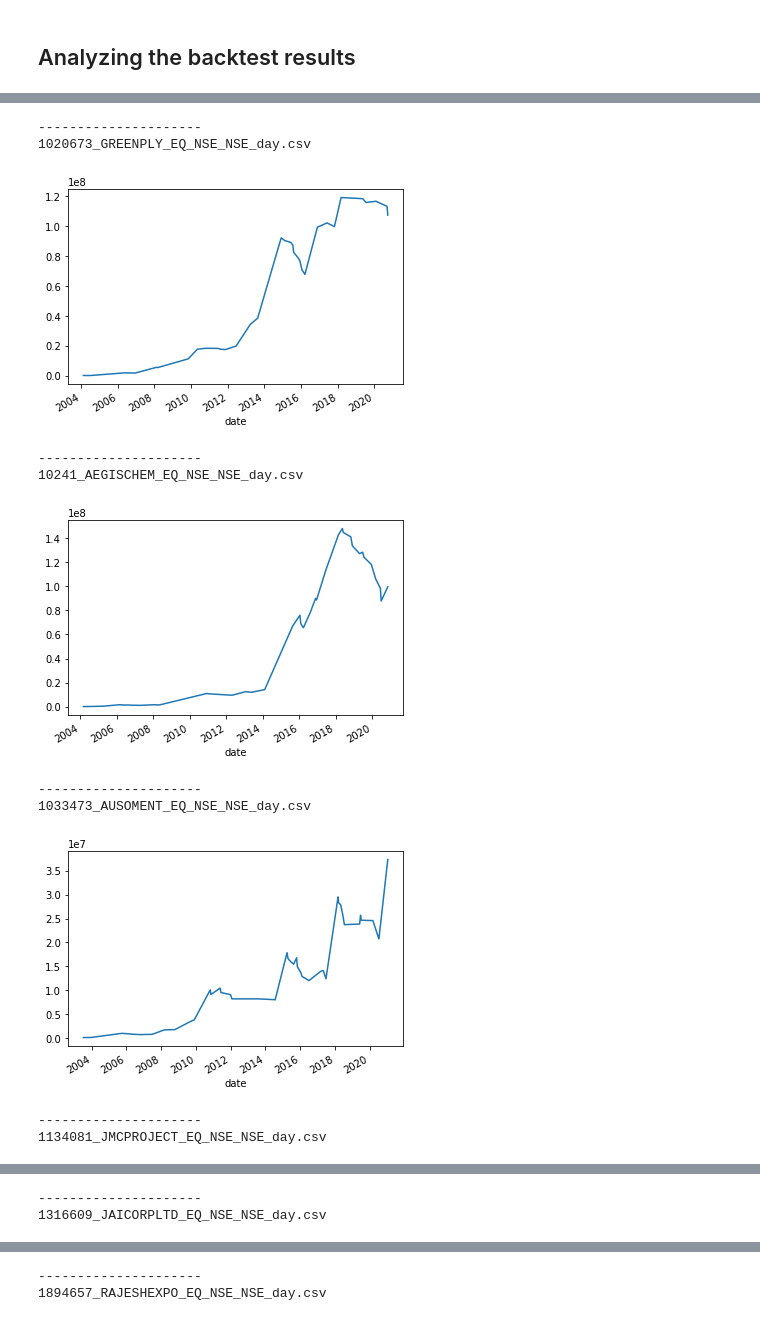
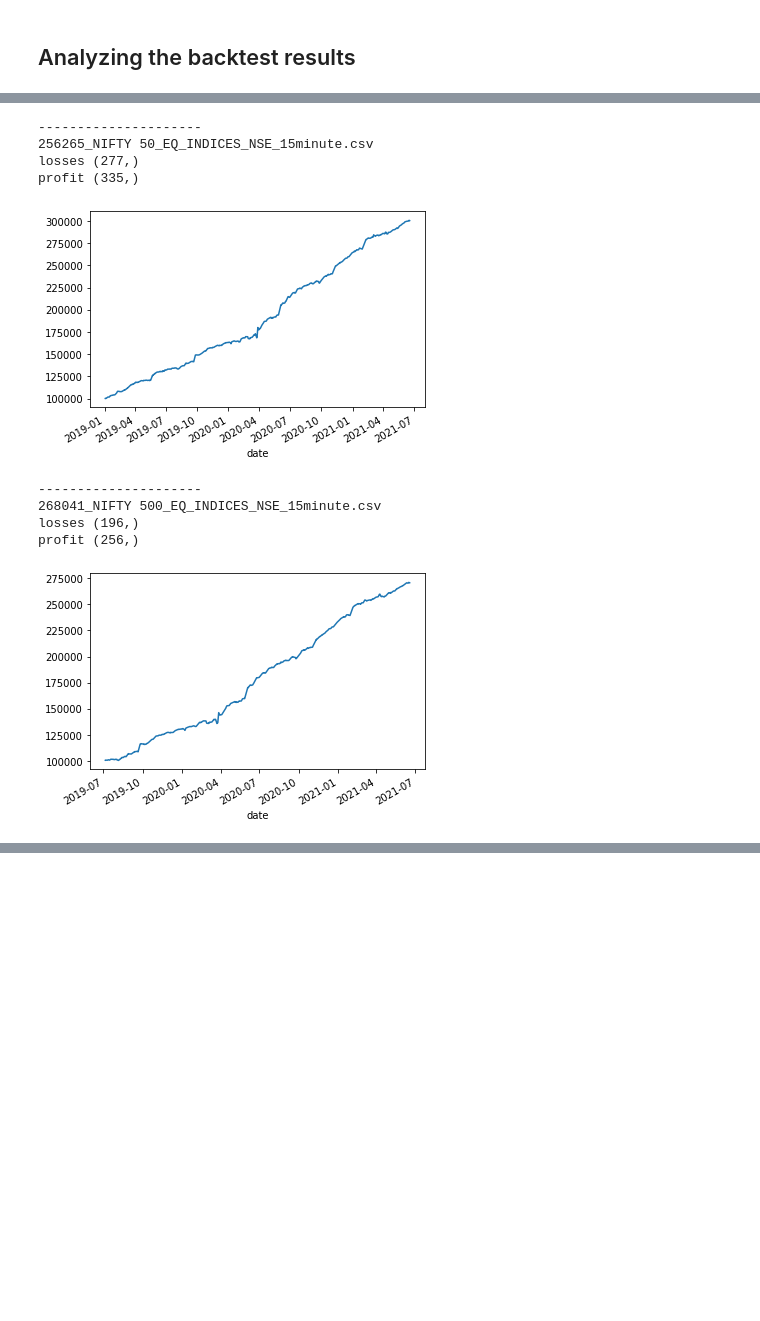
Before and after one commit to binarysentient/bsstonks, a Jupyter notebook: backtest_stategies_analysis.ipynb, the cells around one changed output, grey strips where cells are left out. Saved outputs shown, nothing was run; the diff lists cells and outputs as text; code cells hidden in the pictures; blank space fills up the shorter version.

Commit message:
- backtesting bugfixes

```diff
--- a/backtest_stategies_analysis.ipynb
+++ b/backtest_stategies_analysis.ipynb
@@ -33,5 +39,5 @@ ma_overlap_5_100
 # %%
-backtest_strategy_dir = "all_ma_overlap_5_100"
+backtest_strategy_dir = "rsi_NIFTY50_45_15minute_from_2019"
 strategy_symbol_summary = []
 for backtest_symbol_file in os.listdir(os.path.join(BACKTEST_DIR,backtest_strategy_dir)):
     print("---------------------")
@@ -102,26 +83,29 @@ Index(['symbol', 'p&l % per year', 'p&l %', 'p&l', 'trades'], dtype='object')
 # %%
 top_profits = df_symbol_summary.sort_values(by=["p&l % per year"], ascending=False).head(40)['symbol'].values
 for backtest_symbol_file in os.listdir(os.path.join(BACKTEST_DIR,backtest_strategy_dir)):
 
 
     if backtest_symbol_file not in top_profits:
         continue
     print("---------------------")
     print(backtest_symbol_file)
     df = pd.read_csv(os.path.join(BACKTEST_DIR, backtest_strategy_dir, backtest_symbol_file), index_col="date", parse_dates=True, date_parser=dateutil.parser.parse)
 #     df.index_col = 0
 #     df.date.astype("datetime")
     df[df['buysell']=='sell']['balance'].plot()
+
+    porl = df[df['buysell']=='sell']['balance'].diff()
+    print("losses", porl[porl<0].shape)
+    print("profit", porl[porl>0].shape)
     pyplot.show()
 # %% [output]
 ---------------------
-1020673_GREENPLY_EQ_NSE_NSE_day.csv
+256265_NIFTY 50_EQ_INDICES_NSE_15minute.csv
+losses (277,)
+profit (335,)
-[figure, old version]
+[figure, new version]
 ---------------------
-10241_AEGISCHEM_EQ_NSE_NSE_day.csv
+268041_NIFTY 500_EQ_INDICES_NSE_15minute.csv
+losses (196,)
+profit (256,)
-[figure, old version]
+[figure, new version]
----------------------
-1033473_AUSOMENT_EQ_NSE_NSE_day.csv
-[figure, removed]
----------------------
-1134081_JMCPROJECT_EQ_NSE_NSE_day.csv
@@ -129,2 +111,0 @@ for backtest_symbol_file in os.listdir(os.path.join(BACKTEST_DIR,backtest_strate
----------------------
-1316609_JAICORPLTD_EQ_NSE_NSE_day.csv
@@ -132,2 +111,0 @@ for backtest_symbol_file in os.listdir(os.path.join(BACKTEST_DIR,backtest_strate
----------------------
-1894657_RAJESHEXPO_EQ_NSE_NSE_day.csv
```
Also changed, not shown: parts of 5 cells of this notebook, 1 other file.
